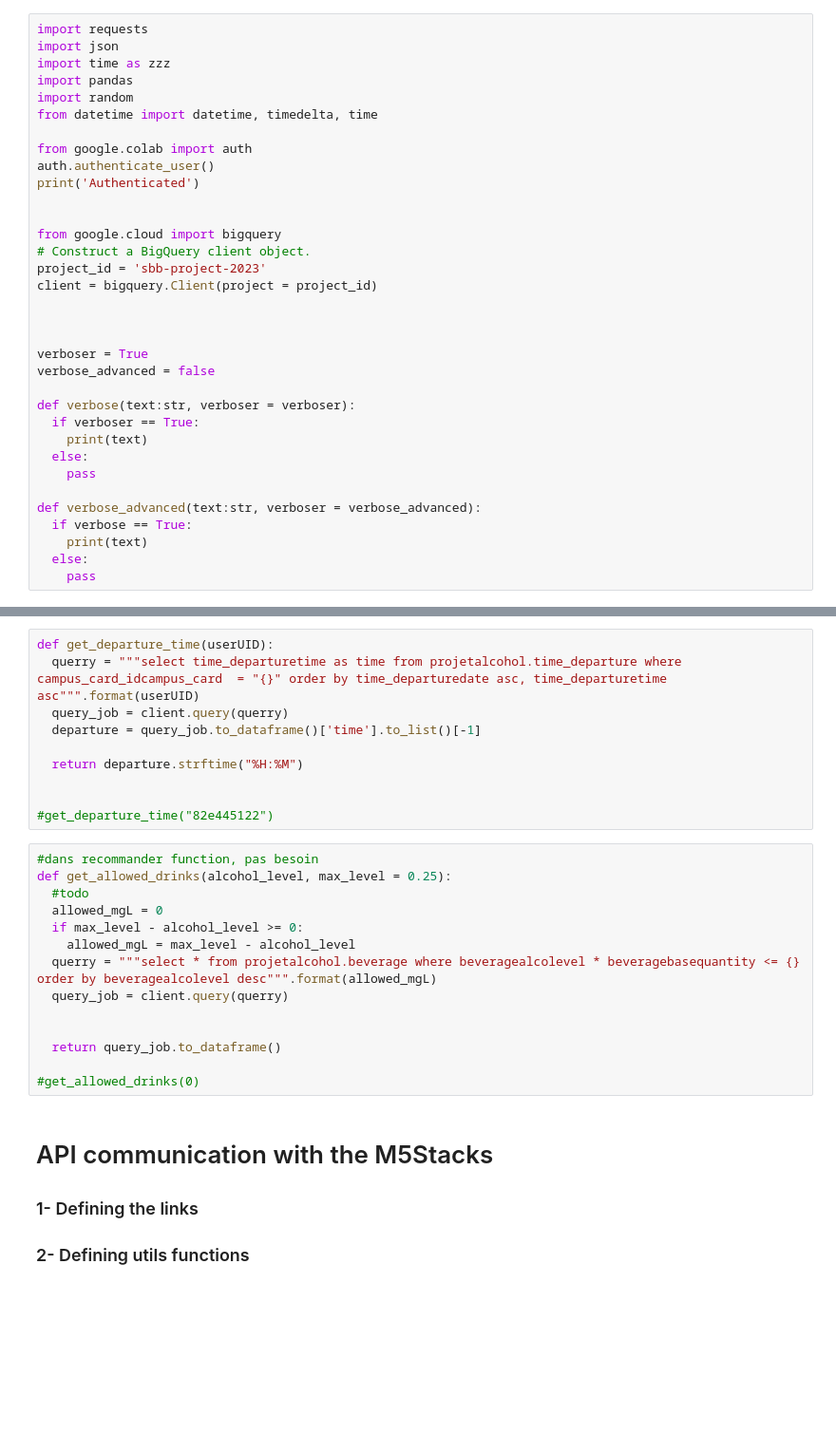
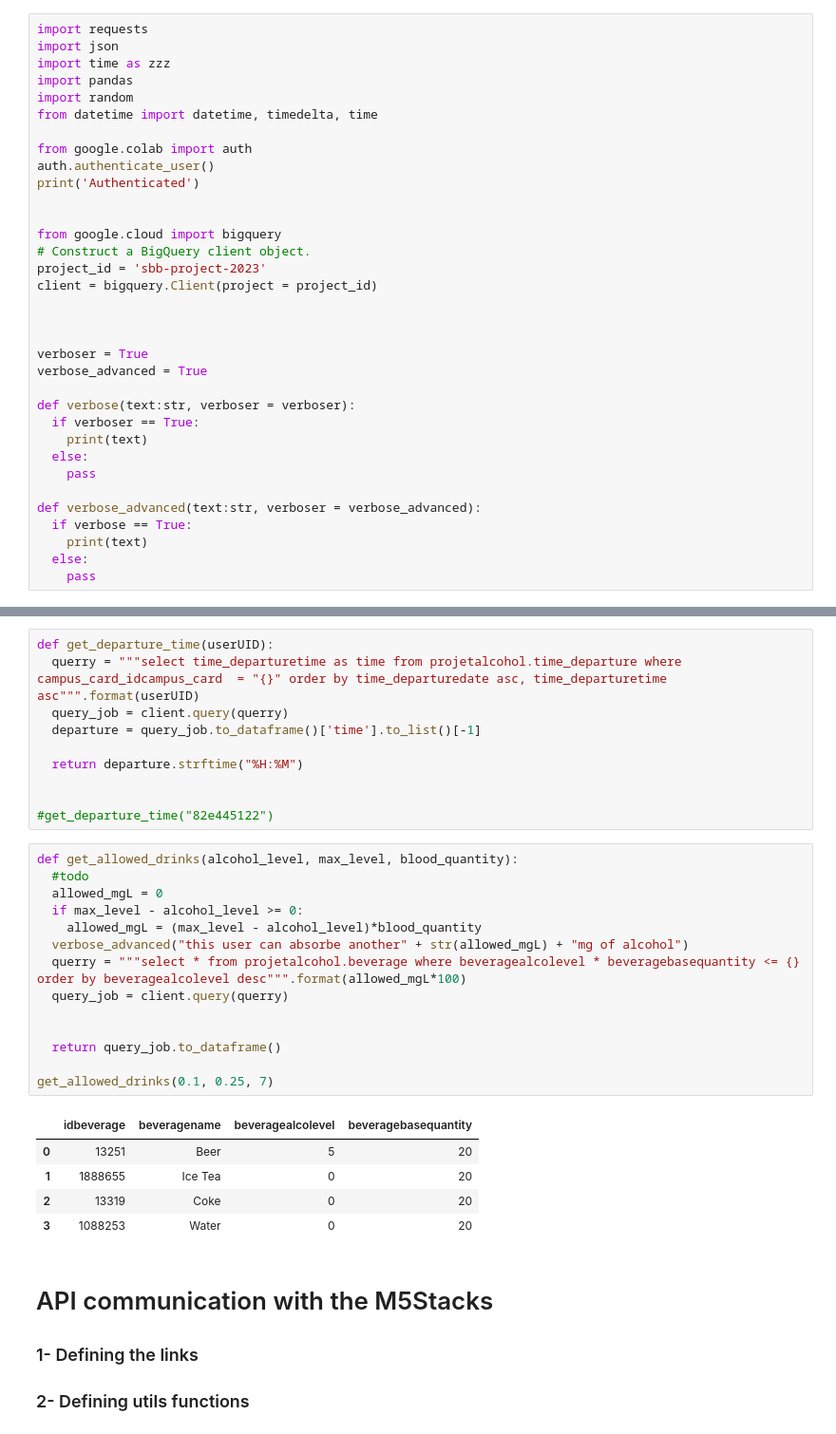
Before and after one commit to Stergios-Konstantinidis/CAA, a Jupyter notebook: functions_and_update.ipynb, the cells around one changed output, grey strips where cells are left out. Shown: that part at 95% size. Saved outputs shown, nothing was run; the diff lists cells and outputs as text; blank space fills up the shorter version.

```diff
--- a/functions_and_update.ipynb
+++ b/functions_and_update.ipynb
@@ -23,7 +23,7 @@ client = bigquery.Client(project = project_id)
 
 
 verboser = True
-verbose_advanced = false
+verbose_advanced = True
 
 def verbose(text:str, verboser = verboser):
   if verboser == True:
@@ -244,19 +233,25 @@ def get_departure_time(userUID):
 
 #get_departure_time("82e445122")
 # %%
-#dans recommander function, pas besoin
-def get_allowed_drinks(alcohol_level, max_level = 0.25):
+def get_allowed_drinks(alcohol_level, max_level, blood_quantity):
   #todo
   allowed_mgL = 0
   if max_level - alcohol_level >= 0:
-    allowed_mgL = max_level - alcohol_level
-  querry = """select * from projetalcohol.beverage where beveragealcolevel * beveragebasequantity <= {} order by beveragealcolevel desc""".format(allowed_mgL)
+    allowed_mgL = (max_level - alcohol_level)*blood_quantity
+  verbose_advanced("this user can absorbe another" + str(allowed_mgL) + "mg of alcohol")
+  querry = """select * from projetalcohol.beverage where beveragealcolevel * beveragebasequantity <= {} order by beveragealcolevel desc""".format(allowed_mgL*100)
   query_job = client.query(querry)
 
 
   return query_job.to_dataframe()
 
-#get_allowed_drinks(0)
+get_allowed_drinks(0.1, 0.25, 7)
+# %% [output]
+|  | idbeverage | beveragename | beveragealcolevel | beveragebasequantity |
+| 0 | 13251 | Beer | 5 | 20 |
+| 1 | 1888655 | Ice Tea | 0 | 20 |
+| 2 | 13319 | Coke | 0 | 20 |
+| 3 | 1088253 | Water | 0 | 20 |
 # %% [markdown]
 # API communication with the M5Stacks
 
```
Also changed, not shown: parts of 6 cells of this notebook.
